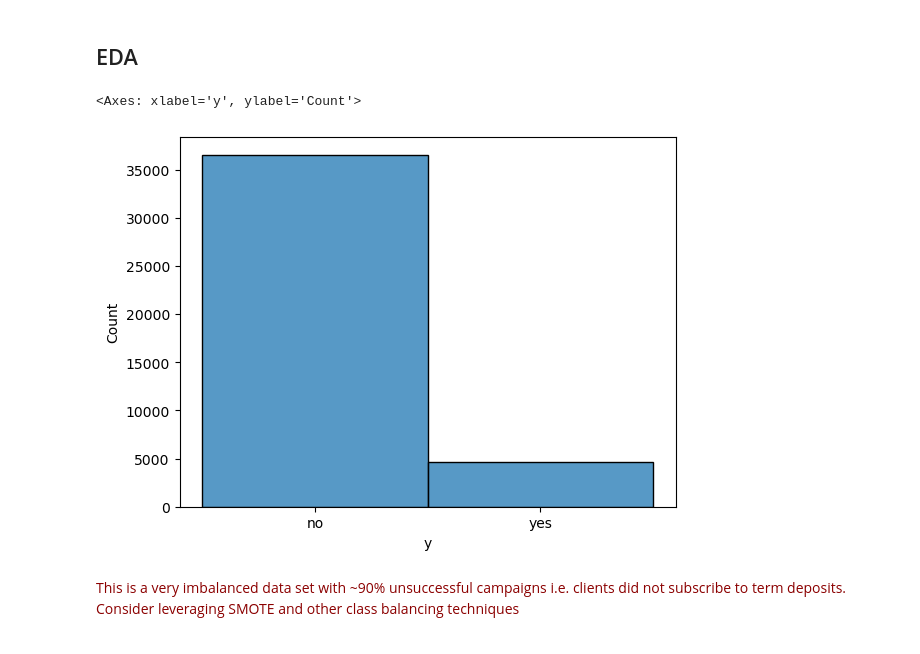
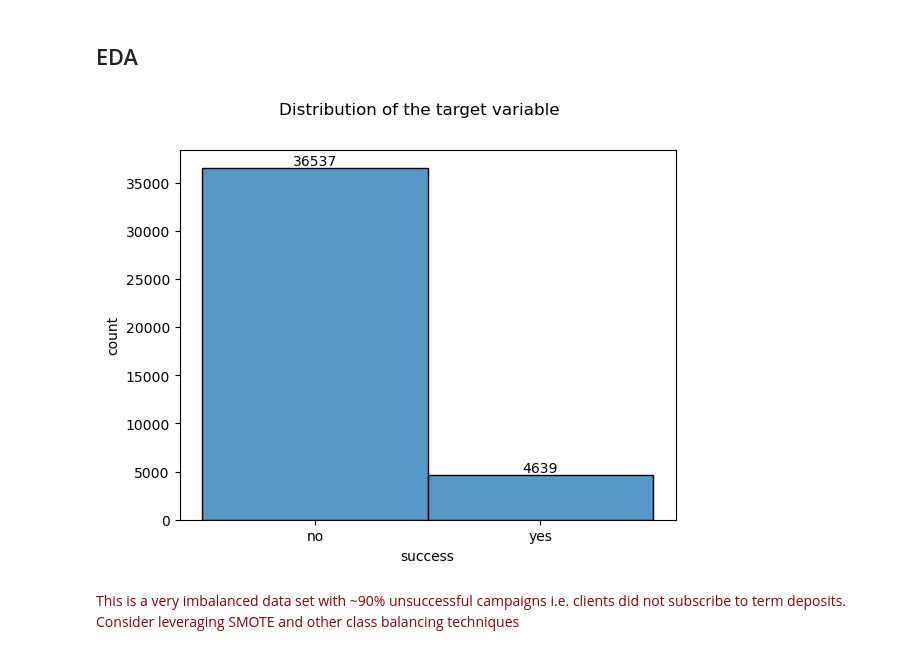
Before and after one commit to mgk2014/PCMLAI-bankcampaign, a Jupyter notebook: prompt_III.ipynb, the cells around one changed output. Cells and saved outputs as stored; diff of their text form; code cells hidden in the pictures.

Commit message:
readme, plot helpers and commentary

```diff
--- a/prompt_III.ipynb
+++ b/prompt_III.ipynb
@@ -223,10 +225,12 @@ Unique values in y: ['no' 'yes']
 # %%
 # Examine the distribution of the target variable
 
-sns.histplot(bankdata['y'])
+ax = sns.histplot(bankdata['y'])
+
+render_plot(ax, 'Distribution of the target variable', xlabel='success', ylabel='count',
+            plotname='target_variable_distribution.png', rotation=0)
 # %% [output]
-<Axes: xlabel='y', ylabel='Count'>
-[figure, old version]
+[figure, new version]
 # %% [markdown]
 <font color=darkred>This is a very imbalanced data set with ~90% unsuccessful campaigns i.e. clients did not subscribe to term deposits. Consider leveraging SMOTE and other class balancing techniques</font>
 # %%
```
Also changed, not shown: parts of 20 cells of this notebook, 17 other files.
